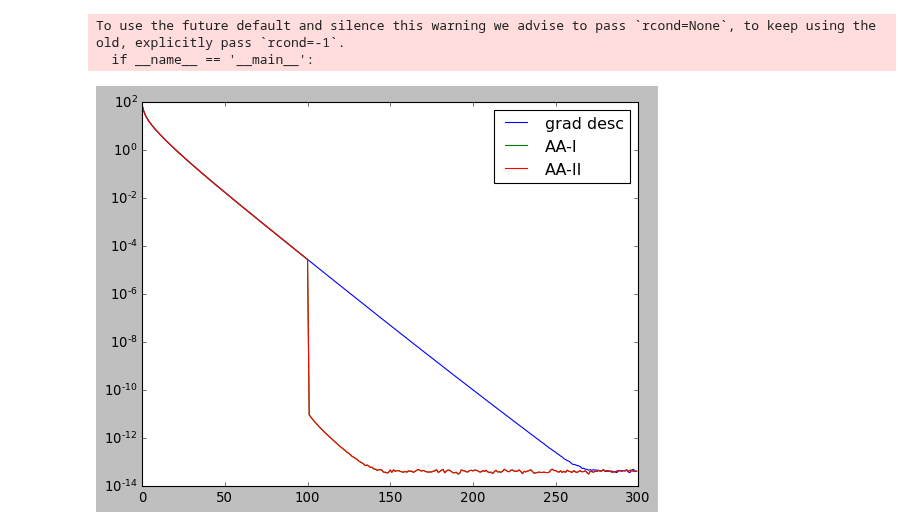
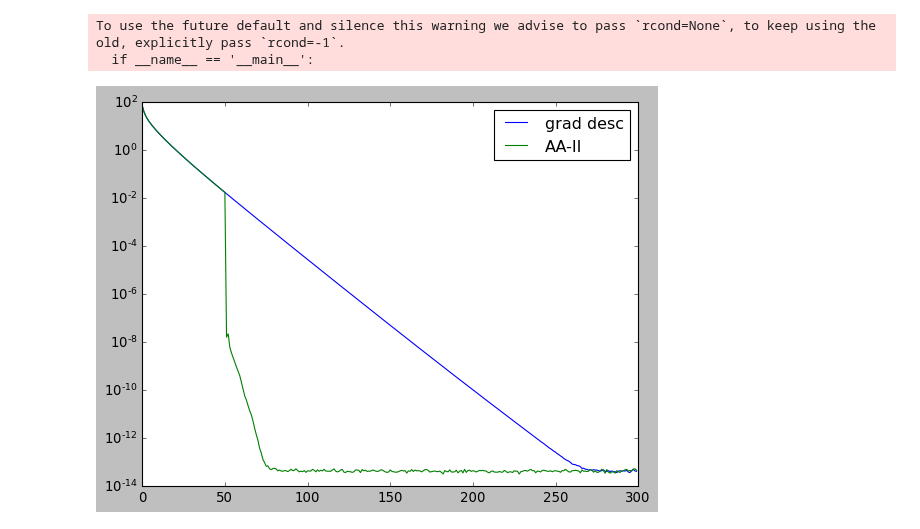
Before and after one commit to cvxgrp/aa, a Jupyter notebook: python/aa.ipynb, the cells around one changed output. Cells and saved outputs as stored; diff of their text form; code cells hidden in the pictures.

```diff
--- a/python/aa.ipynb
+++ b/python/aa.ipynb
@@ -20,45 +20,35 @@ t = 0.002
 
 gs_vanilla = []
 gs_aa_1 = []
 gs_aa_2 = []
 
 x = np.zeros((n,1))
 for i in range(N):
     x -= t * A.T.dot(A.dot(x) - b)
     gs_vanilla.append(np.linalg.norm( A.T.dot(A.dot(x) - b)))
 
 
-aa_mem = 50
-
-aa_wrk = aa.AndersonAccelerator(n, aa_mem)
-x = np.zeros((n,1))
-for i in range(N):
-    if i > 0: aa_wrk.apply(x, x_prev)
-    x_prev = np.copy(x)
-    x -= t * A.T.dot(A.dot(x) - b)
-    aa_wrk.safeguard(x, x_prev)
-    gs_aa_1.append(np.linalg.norm( A.T.dot(A.dot(x) - b)))
+aa_mem = 5
 
 aa_wrk = aa.AndersonAccelerator(n, aa_mem)
 x = np.zeros((n,1))
 for i in range(N):
     if i > 0: aa_wrk.apply(x, x_prev)
     x_prev = np.copy(x)
     x -= t * A.T.dot(A.dot(x) - b)
     aa_wrk.safeguard(x, x_prev)
     gs_aa_2.append(np.linalg.norm( A.T.dot(A.dot(x) - b)))
 
 
 plt.semilogy(gs_vanilla, label='grad desc')
-plt.semilogy(gs_aa_1, label='AA-I')
 plt.semilogy(gs_aa_2, label='AA-II')
 
 plt.legend()
 plt.show()
 # %% [output]
 To use the future default and silence this warning we advise to pass `rcond=None`, to keep using the old, explicitly pass `rcond=-1`.
   if __name__ == '__main__':
-[figure, old version]
+[figure, new version]
 # %%
 # l1 regularized least squares
 
```
Also changed, not shown: parts of 1 cell of this notebook, 1 other file.
